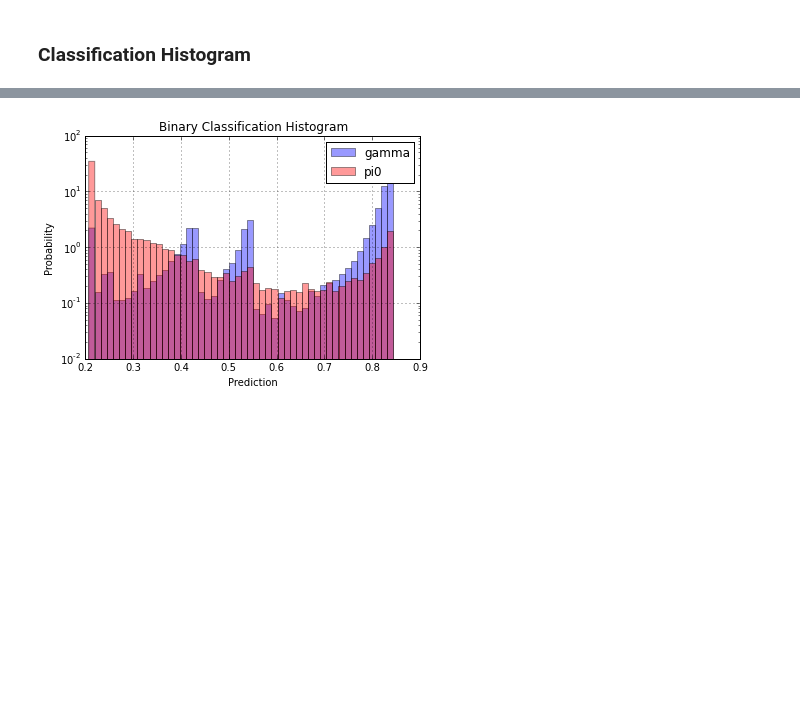
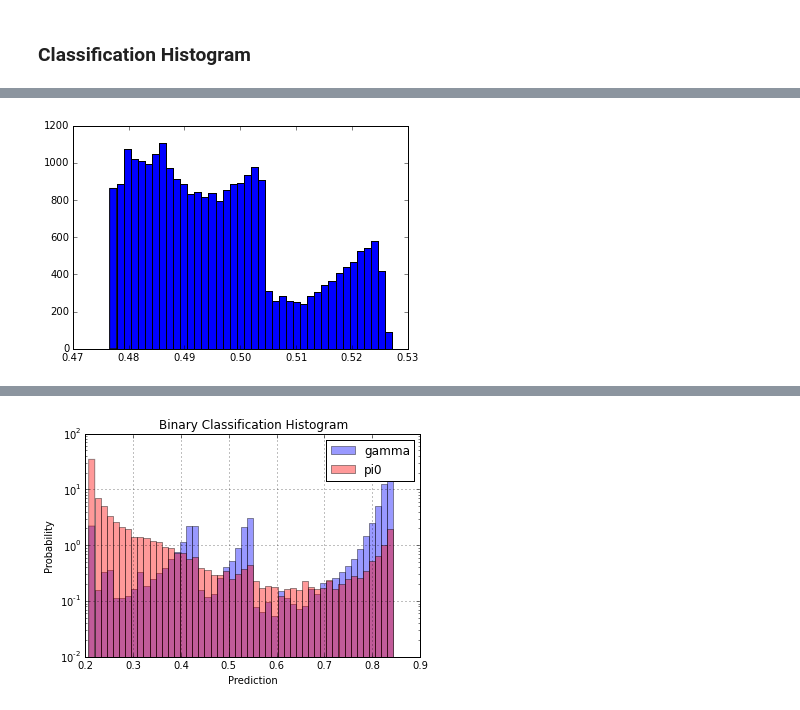
Before and after one commit to cmscaltech/summer16-NikolausHowe, a Jupyter notebook: dense10.ipynb, the cells around one changed output, grey strips where cells are left out. Cells and saved outputs as stored; diff of their text form; code cells hidden in the pictures; blank space fills up the shorter version.

```diff
--- a/dense10.ipynb
+++ b/dense10.ipynb
@@ -108,0 +165,2 @@ draw_histogram(train_data, train_labels, model)
+# %%
+pred = model.predict( test_data )
@@ -108,0 +176,5 @@ draw_histogram(train_data, train_labels, model)
+# %%
+plt.hist( np.ravel(pred), bins=40)
+plt.show()
+# %% [output]
+[figure, added]
```
Also changed, not shown: parts of 20 cells of this notebook, 17 other files.
